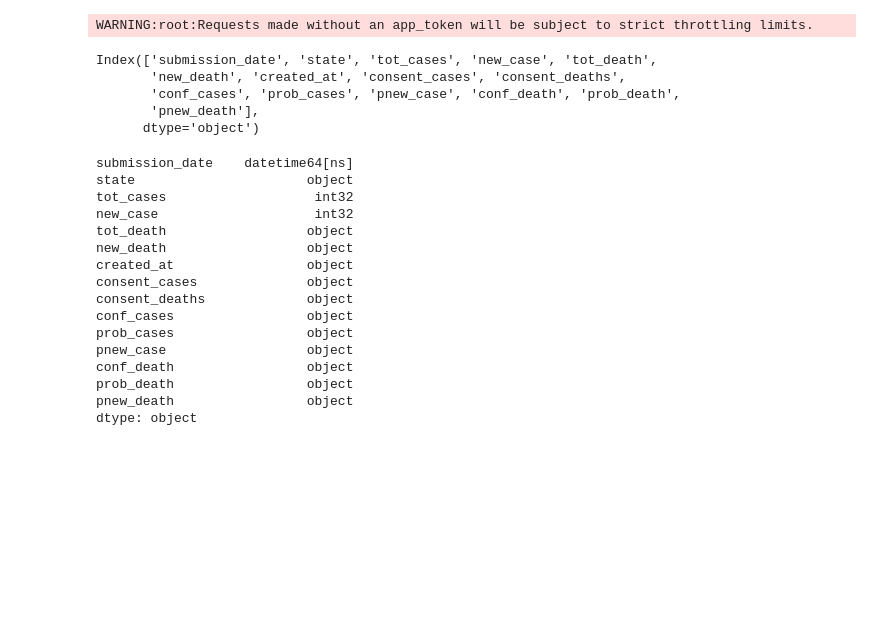
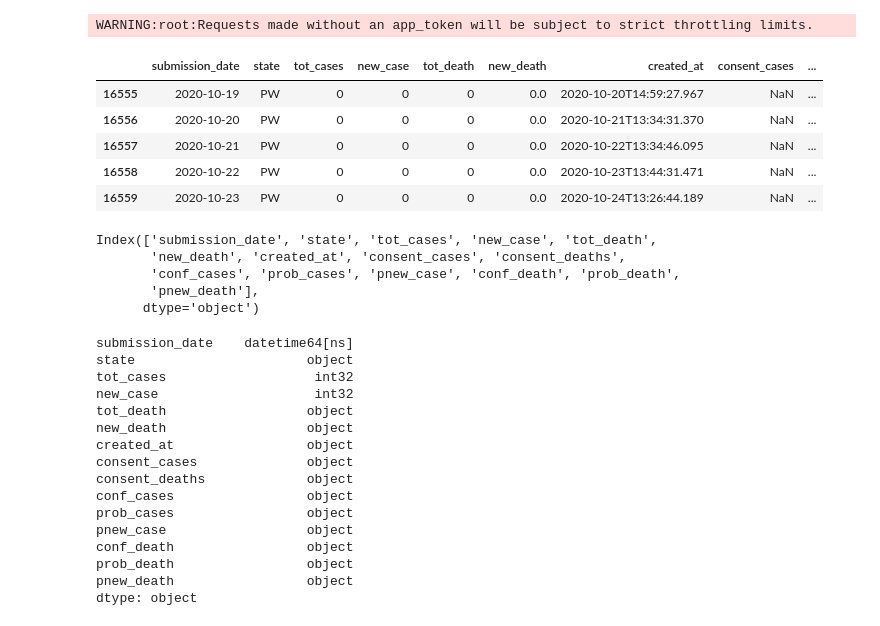
Before and after one commit to dcribb19/covid, a Jupyter notebook: covid_nb.ipynb, the cells around one changed output. Drawn from its saved outputs; the diff is of its cells as text; code cells hidden in the pictures; blank space fills up the shorter version.

```diff
--- a/covid_nb.ipynb
+++ b/covid_nb.ipynb
@@ -13,6 +13,15 @@ df['new_case'] = df['new_case'].astype(float).astype(int)
 df['tot_cases'] = df['tot_cases'].astype(int)
 # %% [output]
 WARNING:root:Requests made without an app_token will be subject to strict throttling limits.
+# %%
+df.tail()
+# %% [output]
+|  | submission_date | state | tot_cases | new_case | tot_death | new_death | created_at | consent_cases | ... |
+| 16555 | 2020-10-19 | PW | 0 | 0 | 0 | 0.0 | 2020-10-20T14:59:27.967 | NaN | ... |
+| 16556 | 2020-10-20 | PW | 0 | 0 | 0 | 0.0 | 2020-10-21T13:34:31.370 | NaN | ... |
+| 16557 | 2020-10-21 | PW | 0 | 0 | 0 | 0.0 | 2020-10-22T13:34:46.095 | NaN | ... |
+| 16558 | 2020-10-22 | PW | 0 | 0 | 0 | 0.0 | 2020-10-23T13:44:31.471 | NaN | ... |
+| 16559 | 2020-10-23 | PW | 0 | 0 | 0 | 0.0 | 2020-10-24T13:26:44.189 | NaN | ... |
 # %%
 df.columns
 # %% [output]
```
Also changed, not shown: parts of 38 cells of this notebook, 11 other files.
